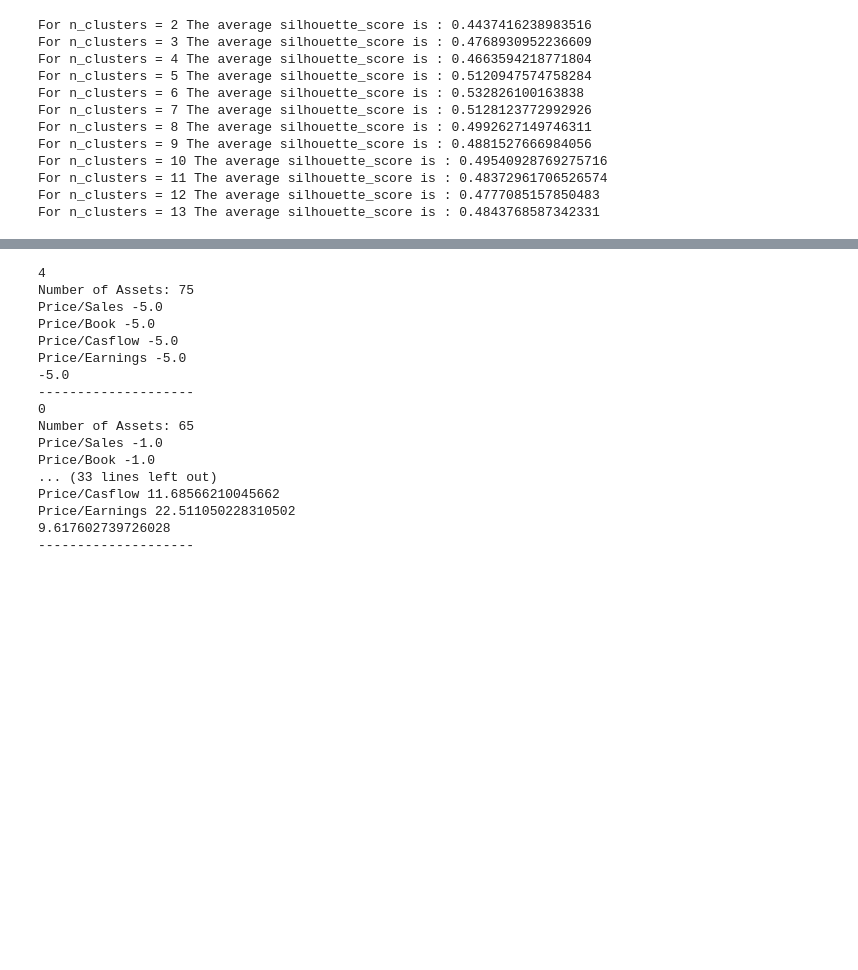
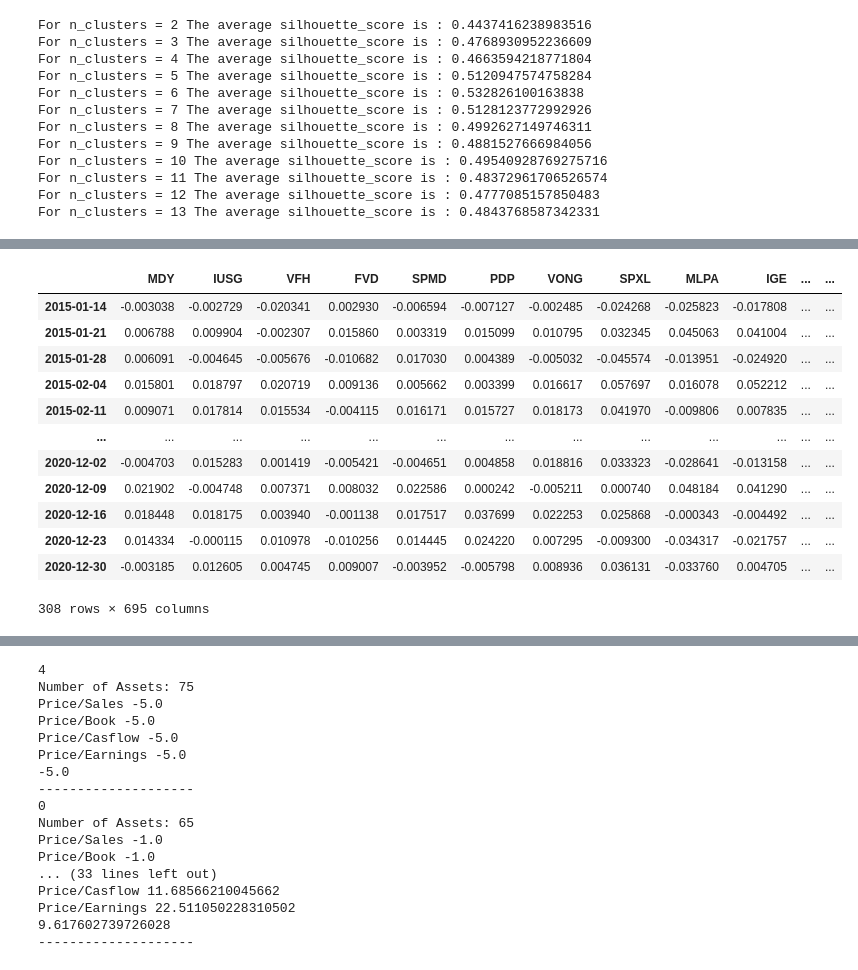
Before and after one commit to alexandgg/Streamlit-app, a Jupyter notebook: fundamental_clustering.ipynb, the cells around one changed output, grey strips where cells are left out. Cells and saved outputs as stored; diff of their text form; code cells hidden in the pictures; blank space fills up the shorter version.

```diff
--- a/fundamental_clustering.ipynb
+++ b/fundamental_clustering.ipynb
@@ -164,3 +183,19 @@ fig.show()
 # %%
 week_df_900 = pd.merge(week_df_900.T,yahoo_cat_df, right_index=True, left_index= True, how="inner")
 week_df_900 = week_df_900.iloc[:,:-1].T
+# %%
+week_df_900
+# %% [output]
+|  | MDY | IUSG | VFH | FVD | SPMD | PDP | VONG | SPXL | MLPA | IGE | ... | ... |
+| 2015-01-14 | -0.003038 | -0.002729 | -0.020341 | 0.002930 | -0.006594 | -0.007127 | -0.002485 | -0.024268 | -0.025823 | -0.017808 | ... | ... |
+| 2015-01-21 | 0.006788 | 0.009904 | -0.002307 | 0.015860 | 0.003319 | 0.015099 | 0.010795 | 0.032345 | 0.045063 | 0.041004 | ... | ... |
+| 2015-01-28 | 0.006091 | -0.004645 | -0.005676 | -0.010682 | 0.017030 | 0.004389 | -0.005032 | -0.045574 | -0.013951 | -0.024920 | ... | ... |
+| 2015-02-04 | 0.015801 | 0.018797 | 0.020719 | 0.009136 | 0.005662 | 0.003399 | 0.016617 | 0.057697 | 0.016078 | 0.052212 | ... | ... |
+| 2015-02-11 | 0.009071 | 0.017814 | 0.015534 | -0.004115 | 0.016171 | 0.015727 | 0.018173 | 0.041970 | -0.009806 | 0.007835 | ... | ... |
+| ... | ... | ... | ... | ... | ... | ... | ... | ... | ... | ... | ... | ... |
+| 2020-12-02 | -0.004703 | 0.015283 | 0.001419 | -0.005421 | -0.004651 | 0.004858 | 0.018816 | 0.033323 | -0.028641 | -0.013158 | ... | ... |
+| 2020-12-09 | 0.021902 | -0.004748 | 0.007371 | 0.008032 | 0.022586 | 0.000242 | -0.005211 | 0.000740 | 0.048184 | 0.041290 | ... | ... |
+| 2020-12-16 | 0.018448 | 0.018175 | 0.003940 | -0.001138 | 0.017517 | 0.037699 | 0.022253 | 0.025868 | -0.000343 | -0.004492 | ... | ... |
+| 2020-12-23 | 0.014334 | -0.000115 | 0.010978 | -0.010256 | 0.014445 | 0.024220 | 0.007295 | -0.009300 | -0.034317 | -0.021757 | ... | ... |
+| 2020-12-30 | -0.003185 | 0.012605 | 0.004745 | 0.009007 | -0.003952 | -0.005798 | 0.008936 | 0.036131 | -0.033760 | 0.004705 | ... | ... |
+308 rows × 695 columns
```
Also changed, not shown: parts of 12 cells of this notebook, 6 other files.
